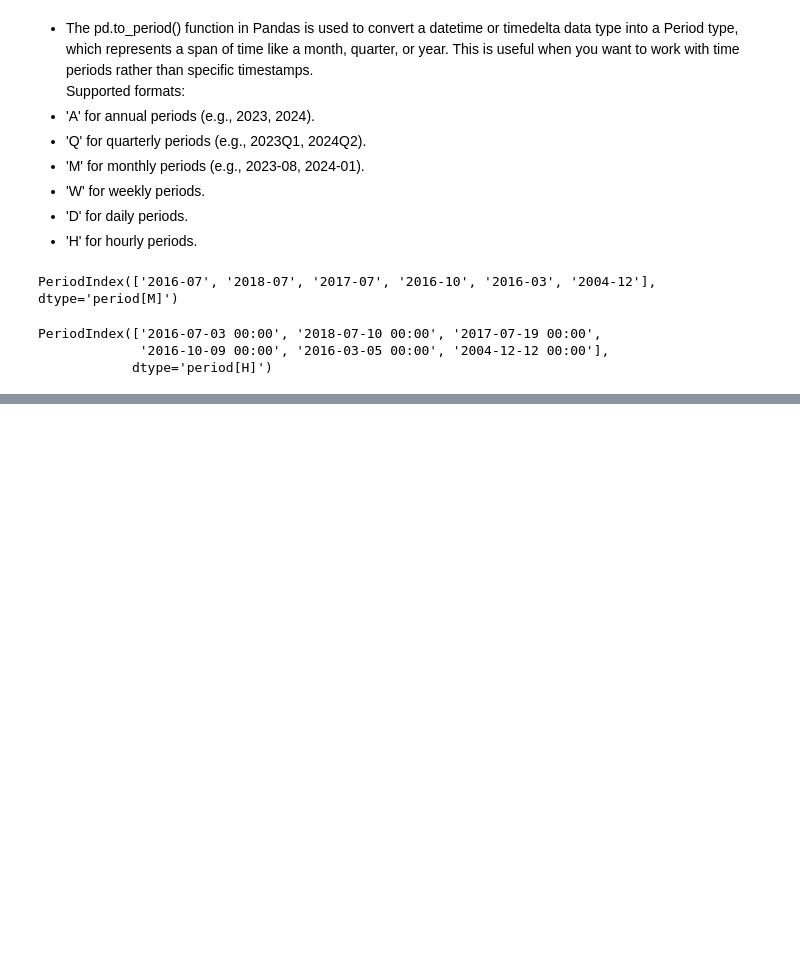
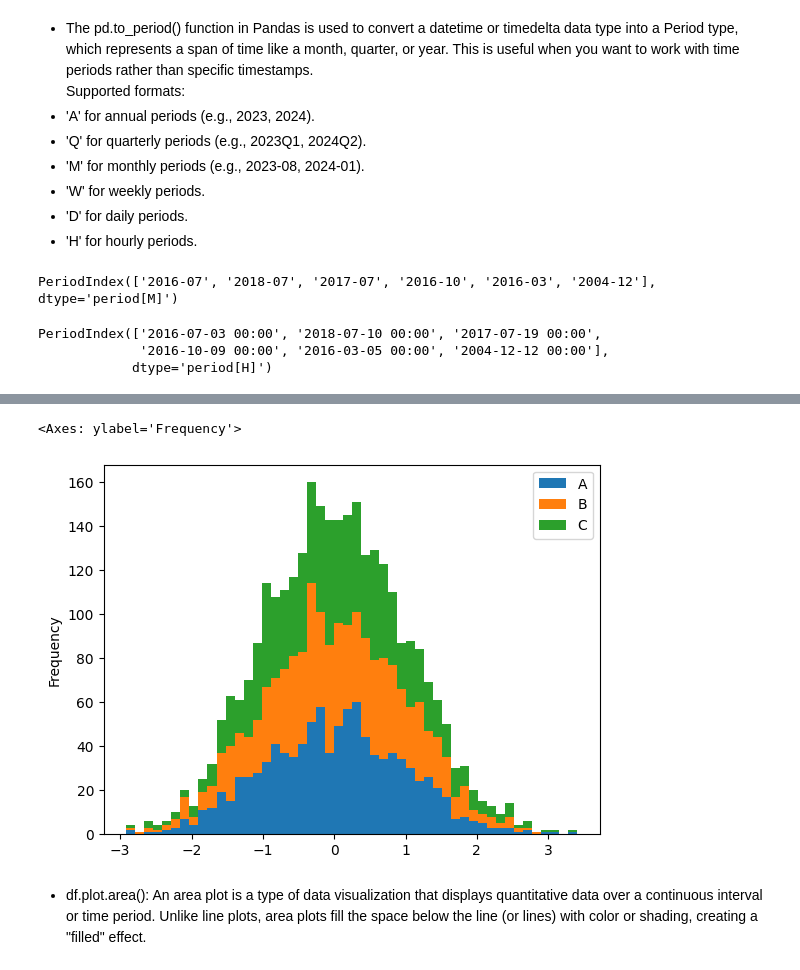
Before and after one commit to Aseem2004/Data_Science, a Jupyter notebook: 2_Data_Science_Libraries/Pandas/Pandas.ipynb, the cells around one changed output, grey strips where cells are left out. Drawn from its saved outputs; the diff is of its cells as text; code cells hidden in the pictures; blank space fills up the shorter version.

```diff
--- a/2_Data_Science_Libraries/Pandas/Pandas.ipynb
+++ b/2_Data_Science_Libraries/Pandas/Pandas.ipynb
@@ -699,0 +732,7 @@ PeriodIndex(['2016-07-03 00:00', '2018-07-10 00:00', '2017-07-19 00:00',
+# %%
+df.plot.hist(stacked=True, bins=50)
+# %% [output]
+<Axes: ylabel='Frequency'>
+[figure, added]
+# %% [markdown]
+* df.plot.area(): An area plot is a type of data visualization that displays quantitative data over a continuous interval or time period. Unlike line plots, area plots fill the space below the line (or lines) with color or shading, creating a "filled" effect.
```
Also changed, not shown: parts of 21 cells of this notebook.
